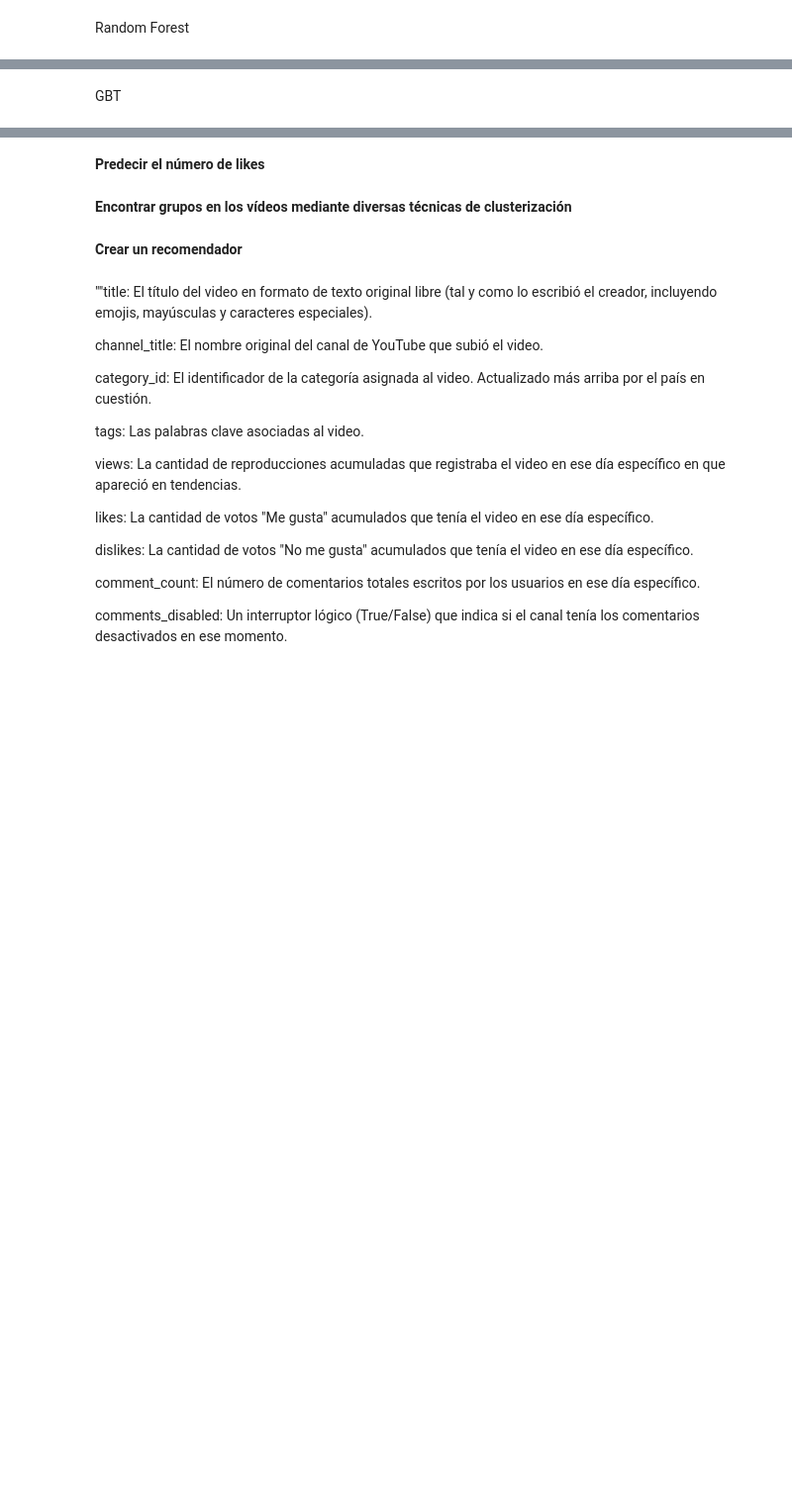
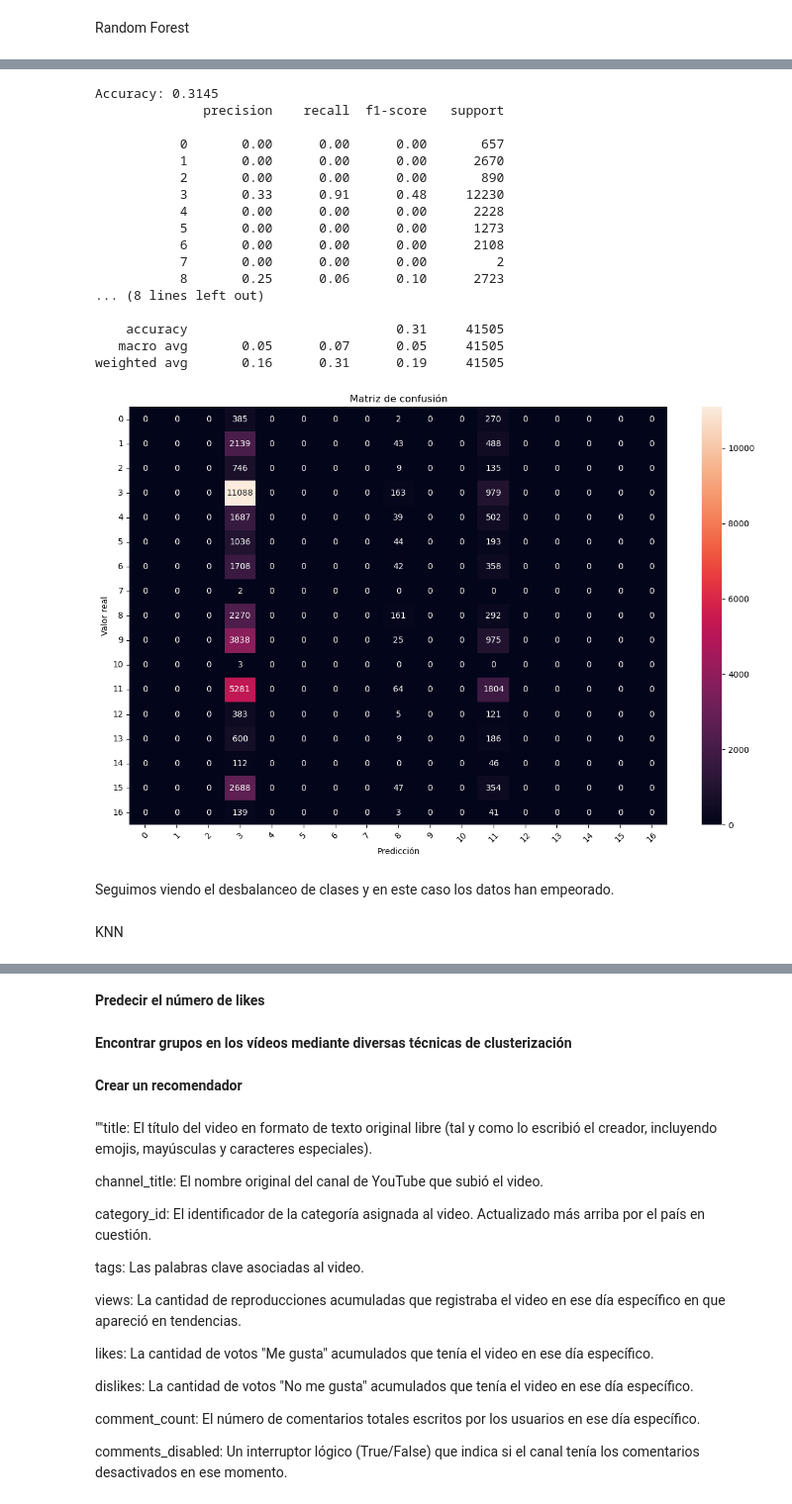
Before and after one commit to fernanditomartinez85/PRACTICA-FINAL-IA, a Jupyter notebook: exploratory_analysis.ipynb, the cells around one changed output, grey strips where cells are left out. Shown at 99% size. Cells and saved outputs as stored; diff of their text form; code cells hidden in the pictures; blank space fills up the shorter version.

```diff
--- a/exploratory_analysis.ipynb
+++ b/exploratory_analysis.ipynb
@@ -583,0 +665,11 @@ print("Accuracy:", accuracy)
+# %%
+preprocess_rf = ColumnTransformer(transformers=[
+    ("encoder", encoder, ["pais"])])
+# %%
+Xtrain_listo_rf = preprocess_rf.fit_transform(Xtrain)
+Xtest_listo_rf = preprocess_rf.transform(Xtest)
+# %%
+pipeline_rf = Pipeline(steps=[('preprocesamiento', preprocess_rf),
+                              ('modelo', rf)])
+# %%
+pipeline_rf.fit(Xtrain, ytrain)
@@ -584,2 +683,49 @@ print("Accuracy:", accuracy)
+# %%
+#Evaluación de Random Forest
+
+y_pred_rf = pipeline_rf.predict(Xtest)
+
+accuracy_rf = accuracy_score(ytest, y_pred_rf)
+print(f"Accuracy: {accuracy_rf:.4f}")
+
+print(classification_report(ytest, y_pred_rf, zero_division=0))
+
+cm = confusion_matrix(ytest, y_pred_rf)
+
+plt.figure(figsize=(12, 8))
+sns.heatmap(
+    cm,
+    annot=True,          # muestra los valores dentro de cada celda
+    fmt="d",            # formato entero
+    cbar=True           # barra de color
+)
+plt.title("Matriz de confusión")
+plt.xlabel("Predicción")
+plt.ylabel("Valor real")
+plt.xticks(rotation=45)
+plt.yticks(rotation=0)
+plt.tight_layout()
+plt.show()
+# %% [output]
+Accuracy: 0.3145
+              precision    recall  f1-score   support
+
+           0       0.00      0.00      0.00       657
+           1       0.00      0.00      0.00      2670
+           2       0.00      0.00      0.00       890
+           3       0.33      0.91      0.48     12230
+           4       0.00      0.00      0.00      2228
+           5       0.00      0.00      0.00      1273
+           6       0.00      0.00      0.00      2108
+           7       0.00      0.00      0.00         2
+           8       0.25      0.06      0.10      2723
+... (8 lines left out)
+
+    accuracy                           0.31     41505
+   macro avg       0.05      0.07      0.05     41505
+weighted avg       0.16      0.31      0.19     41505
+[figure, added]
+# %% [markdown]
+Seguimos viendo el desbalanceo de clases y en este caso los datos han empeorado.
 # %% [markdown]
-GBT
+KNN
```
Also changed, not shown: parts of 35 cells of this notebook.
